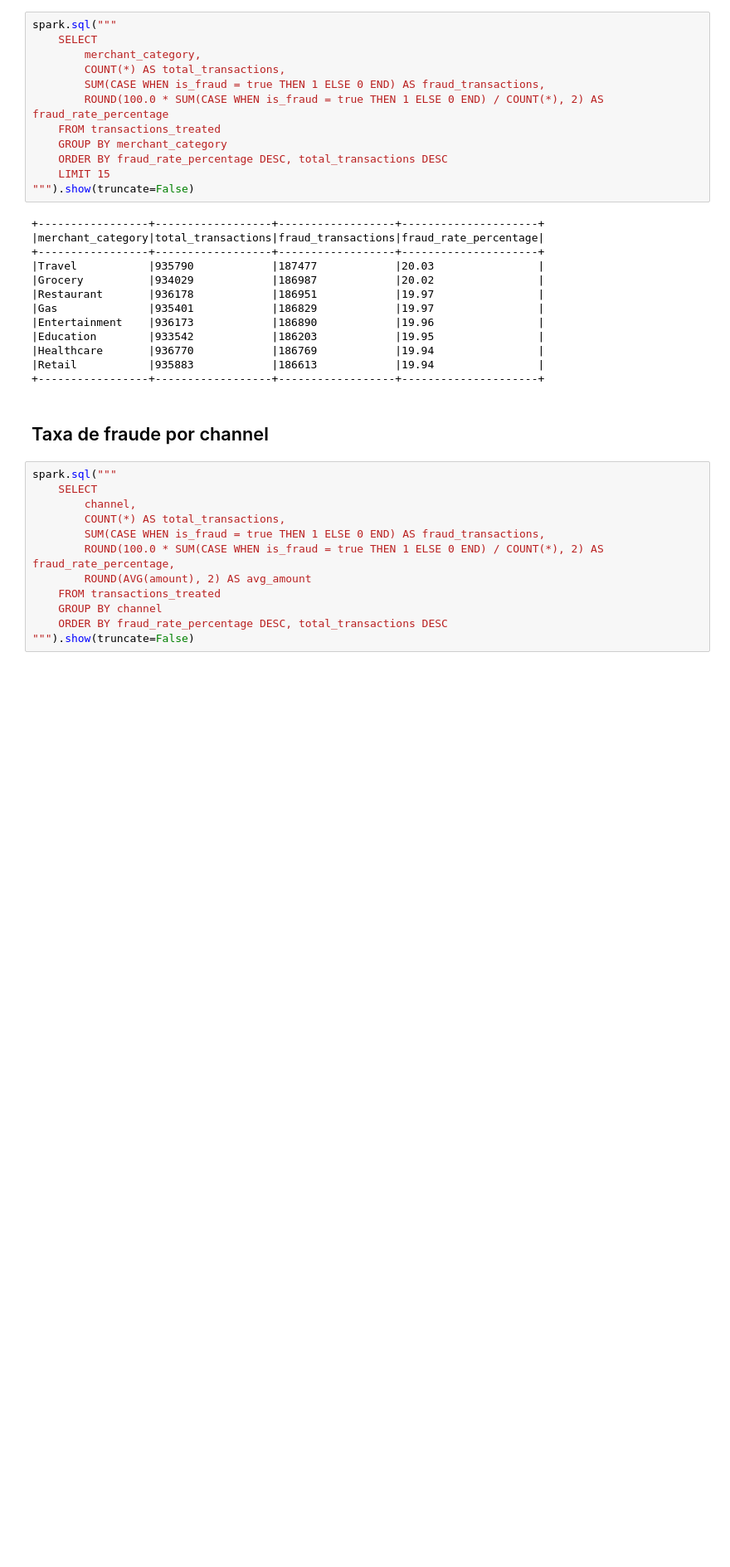
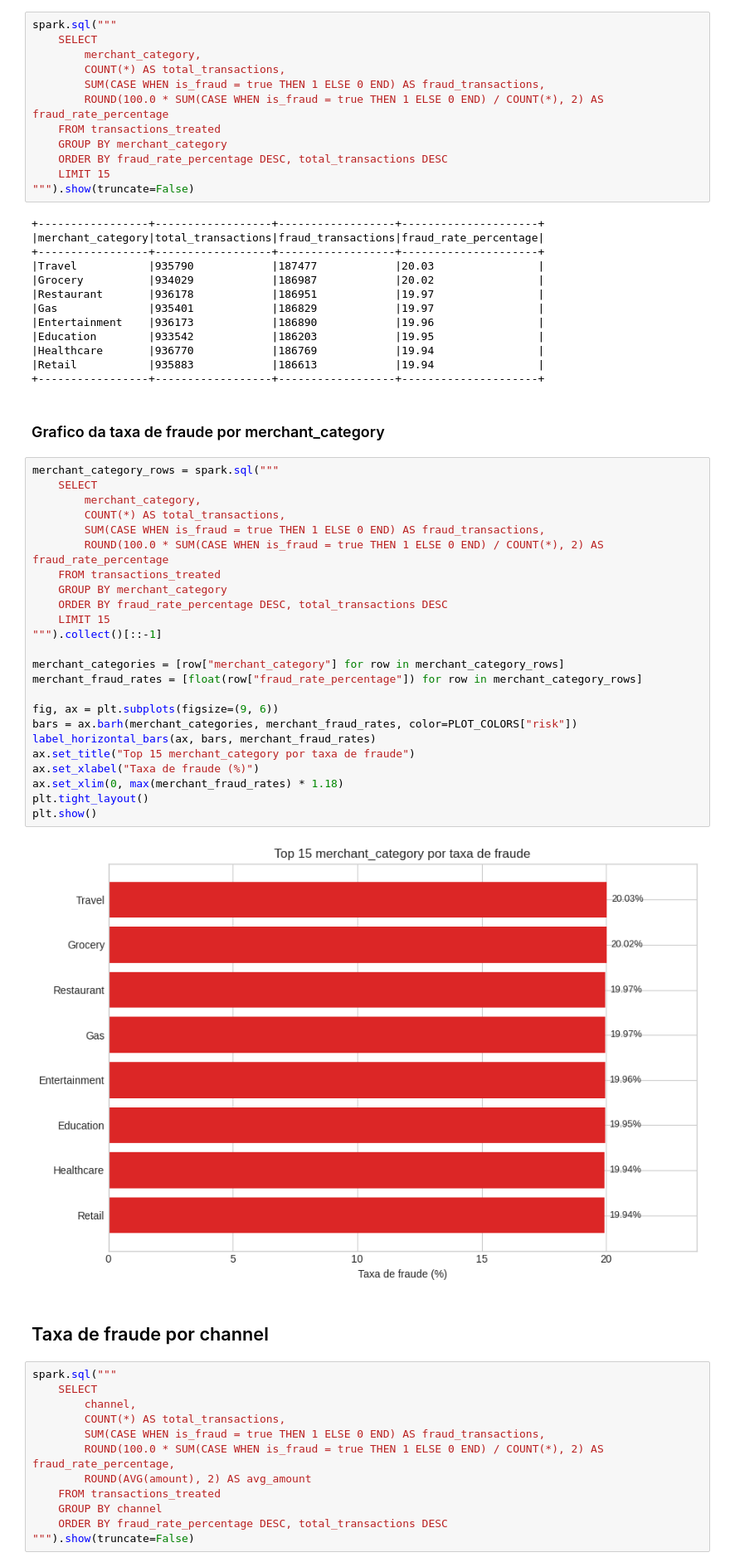
Before and after one commit to pedroandrade03/transactions-classification, a Jupyter notebook: transactions-classification.ipynb, the cells around one changed output. Shown at 83% size. Saved outputs shown, nothing was run; the diff lists cells and outputs as text; blank space fills up the shorter version.

```diff
--- a/transactions-classification.ipynb
+++ b/transactions-classification.ipynb
@@ -474,6 +646,34 @@ spark.sql("""
 |Healthcare       |936770            |186769            |19.94                |
 |Retail           |935883            |186613            |19.94                |
 +-----------------+------------------+------------------+---------------------+
+# %% [markdown]
+### Grafico da taxa de fraude por merchant_category
+# %%
+merchant_category_rows = spark.sql("""
+    SELECT
+        merchant_category,
+        COUNT(*) AS total_transactions,
+        SUM(CASE WHEN is_fraud = true THEN 1 ELSE 0 END) AS fraud_transactions,
+        ROUND(100.0 * SUM(CASE WHEN is_fraud = true THEN 1 ELSE 0 END) / COUNT(*), 2) AS fraud_rate_percentage
+    FROM transactions_treated
+    GROUP BY merchant_category
+    ORDER BY fraud_rate_percentage DESC, total_transactions DESC
+    LIMIT 15
+""").collect()[::-1]
+
+merchant_categories = [row["merchant_category"] for row in merchant_category_rows]
+merchant_fraud_rates = [float(row["fraud_rate_percentage"]) for row in merchant_category_rows]
+
+fig, ax = plt.subplots(figsize=(9, 6))
+bars = ax.barh(merchant_categories, merchant_fraud_rates, color=PLOT_COLORS["risk"])
+label_horizontal_bars(ax, bars, merchant_fraud_rates)
+ax.set_title("Top 15 merchant_category por taxa de fraude")
+ax.set_xlabel("Taxa de fraude (%)")
+ax.set_xlim(0, max(merchant_fraud_rates) * 1.18)
+plt.tight_layout()
+plt.show()
+# %% [output]
+[figure, added]
 # %% [markdown]
 ## Taxa de fraude por channel
 # %%
```
Also changed, not shown: parts of 44 cells of this notebook.
